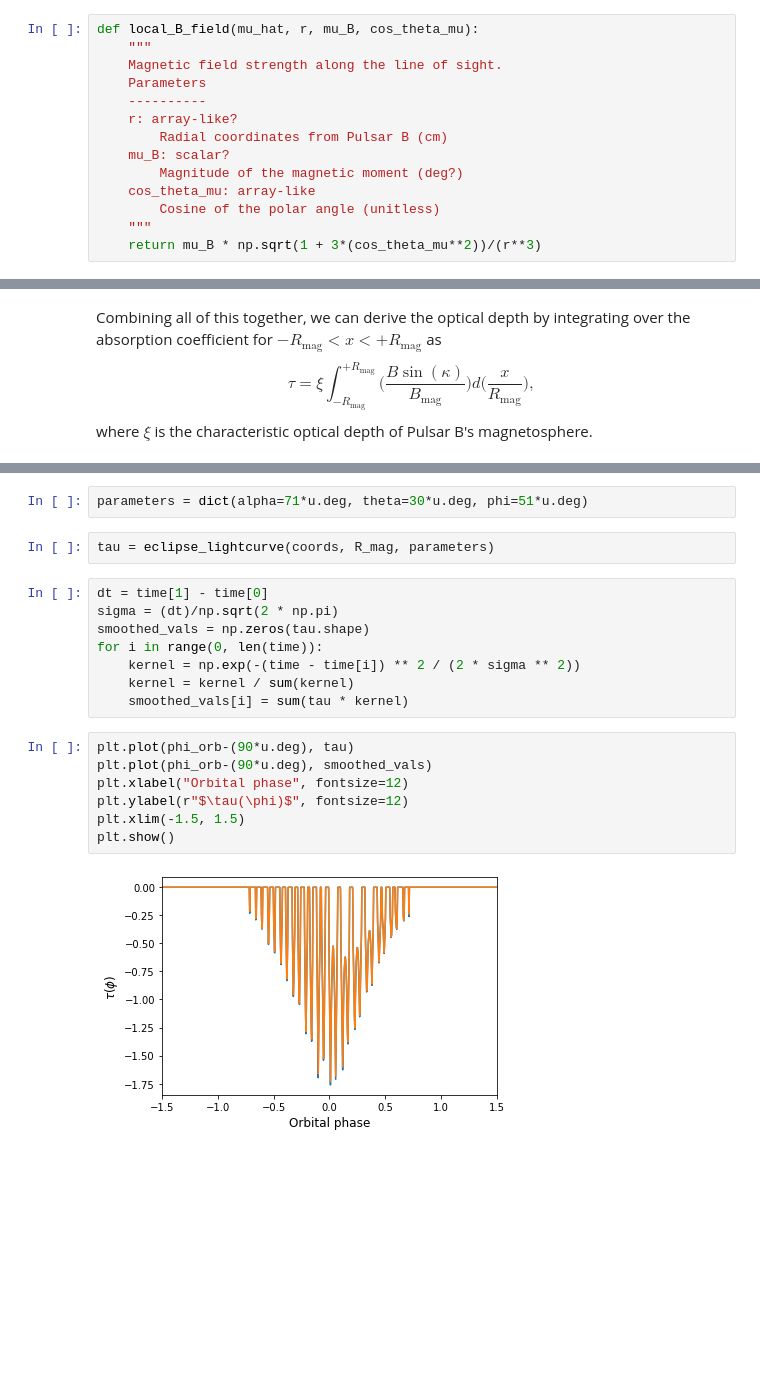
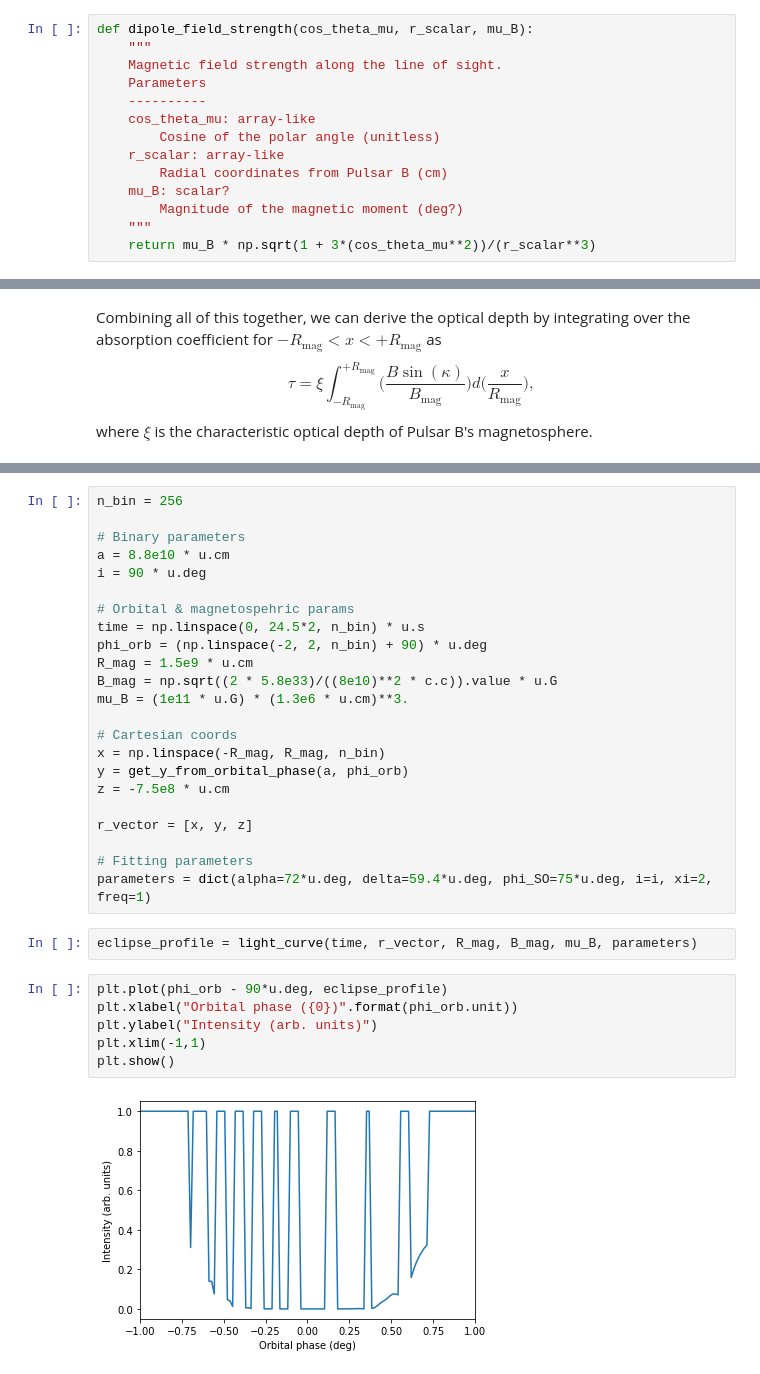
Before and after one commit to mlower/Eclipse_modelling, a Jupyter notebook: Eclipse_modelling.ipynb, the cells around one changed output, grey strips where cells are left out. Drawn from its saved outputs; the diff is of its cells as text; blank space fills up the shorter version.

```diff
--- a/Eclipse_modelling.ipynb
+++ b/Eclipse_modelling.ipynb
@@ -122,19 +169,19 @@ def cosine_polar_angle(mu_hat, coords, r):
 The strength of Pulsar B's magnetic field at position $\mathbf{x}$ is
 $$ B = \frac{\sqrt{ 1 + 3\cos^{2}(\theta_{\mu}) }}{r^{3}} \mu_{B}. $$
 # %%
-def local_B_field(mu_hat, r, mu_B, cos_theta_mu):
+def dipole_field_strength(cos_theta_mu, r_scalar, mu_B):
     """
     Magnetic field strength along the line of sight.
     Parameters
     ----------
-    r: array-like?
+    cos_theta_mu: array-like
+        Cosine of the polar angle (unitless)
+    r_scalar: array-like
         Radial coordinates from Pulsar B (cm)
     mu_B: scalar?
         Magnitude of the magnetic moment (deg?)
-    cos_theta_mu: array-like
-        Cosine of the polar angle (unitless)
     """
-    return mu_B * np.sqrt(1 + 3*(cos_theta_mu**2))/(r**3)
+    return mu_B * np.sqrt(1 + 3*(cos_theta_mu**2))/(r_scalar**3)
 # %% [markdown]
 The angle between the local magnetic field direction and the line-of-sight is given by:
 $$ \cos(\kappa) = \frac{B_{x}}{B} = \frac{3\cos(\theta_{\mu})(x/r) - \hat{\mu}_{x}}{\sqrt{1 + 3\cos^{2}(\theta_{\mu})}} $$
@@ -243,21 +288,33 @@ coords = np.array([x, y, z]) * u.cm
-# %%
-parameters = dict(alpha=71*u.deg, theta=30*u.deg, phi=51*u.deg)
-# %%
-tau = eclipse_lightcurve(coords, R_mag, parameters)
-# %%
-dt = time[1] - time[0]
-sigma = (dt)/np.sqrt(2 * np.pi)
-smoothed_vals = np.zeros(tau.shape)
-for i in range(0, len(time)):
-    kernel = np.exp(-(time - time[i]) ** 2 / (2 * sigma ** 2))
-    kernel = kernel / sum(kernel)
-    smoothed_vals[i] = sum(tau * kernel)
+# %%
+n_bin = 256
+
+# Binary parameters
+a = 8.8e10 * u.cm
+i = 90 * u.deg
+
+# Orbital & magnetospehric params
+time = np.linspace(0, 24.5*2, n_bin) * u.s
+phi_orb = (np.linspace(-2, 2, n_bin) + 90) * u.deg
+R_mag = 1.5e9 * u.cm
+B_mag = np.sqrt((2 * 5.8e33)/((8e10)**2 * c.c)).value * u.G
+mu_B = (1e11 * u.G) * (1.3e6 * u.cm)**3.
+
+# Cartesian coords
+x = np.linspace(-R_mag, R_mag, n_bin)
+y = get_y_from_orbital_phase(a, phi_orb)
+z = -7.5e8 * u.cm
+
+r_vector = [x, y, z]
+
+# Fitting parameters
+parameters = dict(alpha=72*u.deg, delta=59.4*u.deg, phi_SO=75*u.deg, i=i, xi=2, freq=1)
+# %%
+eclipse_profile = light_curve(time, r_vector, R_mag, B_mag, mu_B, parameters)
 # %%
-plt.plot(phi_orb-(90*u.deg), tau)
-plt.plot(phi_orb-(90*u.deg), smoothed_vals)
-plt.xlabel("Orbital phase", fontsize=12)
-plt.ylabel(r"$\tau(\phi)$", fontsize=12)
-plt.xlim(-1.5, 1.5)
+plt.plot(phi_orb - 90*u.deg, eclipse_profile)
+plt.xlabel("Orbital phase ({0})".format(phi_orb.unit))
+plt.ylabel("Intensity (arb. units)")
+plt.xlim(-1,1)
 plt.show()
 # %% [output]
-[figure, old version]
+[figure, new version]
```
Also changed, not shown: parts of 15 cells of this notebook.
